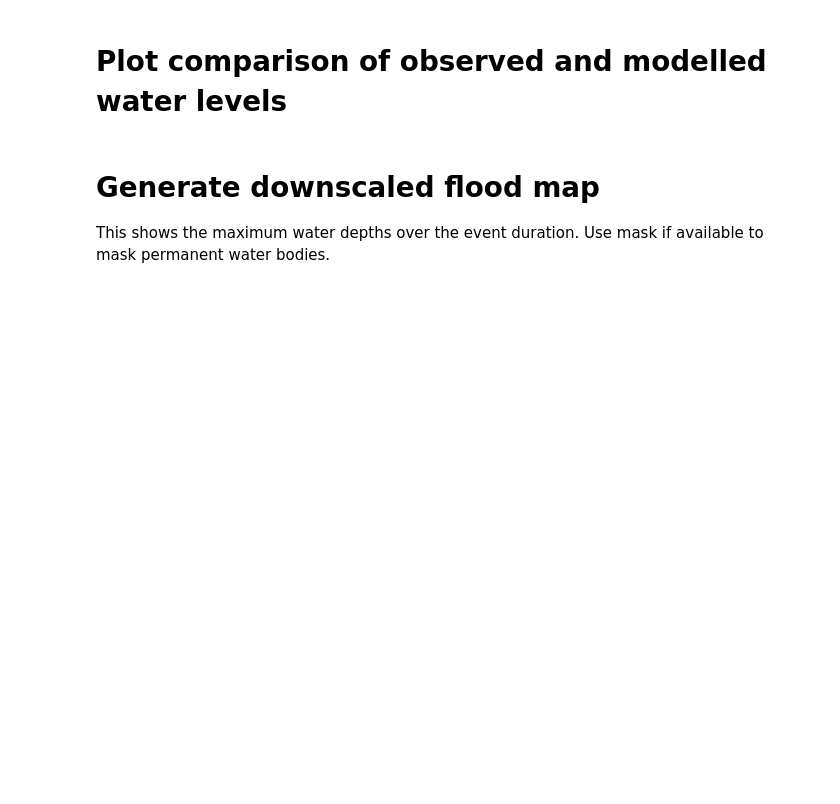
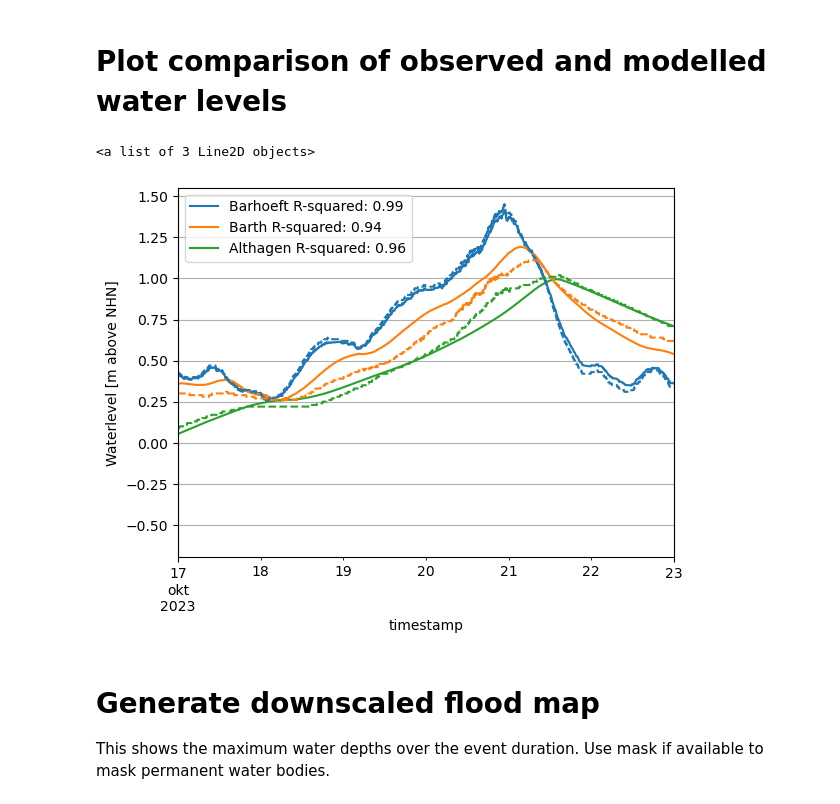
Before and after one commit to interTwin-eu/DT-flood, a Jupyter notebook: SFINCS_GFM/plot_results.ipynb, the cells around one changed output. Saved outputs shown, nothing was run; the diff lists cells and outputs as text; code cells hidden in the pictures; blank space fills up the shorter version.

Commit message:
adding r-squared to water level comparison

```diff
--- a/SFINCS_GFM/plot_results.ipynb
+++ b/SFINCS_GFM/plot_results.ipynb
@@ -36,7 +36,7 @@ Water level measurements to compare against model results (received from a local
 # simulation folder
 # main_dir = Path(r"p:\11209308-floodadapt-trinidad\InterTwin")
 main_dir = Path(r"c:\Users\winter_ga\Offline_data\projects\InterTwin")
-simulation_path = main_dir.joinpath("model\model_20m_nowind_dikes_overtopping_0-8")
+simulation_path = main_dir.joinpath("model\model_20m_nowind")
 # DEM file for downscaling
 demfile = main_dir.joinpath("Geodaten\DEM.tif")
 # output filename for flood map
@@ -73,3 +71,13 @@ ValueError: Failed to decode variable 'timemax': unable to decode time units 'se
+# %%
+
+# save station data as csv
+df = pd.DataFrame(index=model.results["point_zs"].time.values)
+if len(model.results["point_zs"].stations) > 0:
+    for ii in np.arange(len(model.results["point_zs"].stations)):
+        model.results["point_zs"].isel(stations=ii).to_dataframe().to_csv(
+            Path(simulation_path).joinpath(f"station_data_{ii:03d}.csv")
+        )
+        df[ii] = model.results["point_zs"].isel(stations=ii).values
 # %% [markdown]
 # Import observed water levels
 # %%
@@ -85,4 +93,5 @@ for ii,fn in enumerate(wl_csv):
 obs_df = (wl_df[0] + waterlevel_offset)/100
 obs_df = obs_df.rename(columns={"value":"Barhoeft","value1":"Barth","value2":"Althagen"})
 
+obs_df = obs_df[obs_df.index.day>16]
 obs_df
@@ -88,0 +115,22 @@ obs_df
+# %%
+r2 = {}
+lab = []
+
+for ii,station in enumerate(obs_df.columns):
+    x = obs_df[station]
+    y=np.interp(obs_df.index,df.index,df[ii])
+    # Fit the model
+    coeffs = np.polyfit(x,y, 1)
+    p = np.poly1d(coeffs)
+
+    # Calculate R-squared
+    y_hat = p(x)
+    y_mean = np.mean(y)
+    ss_tot = np.sum((y - y_mean) ** 2)
+    ss_res = np.sum((y - y_hat) ** 2)
+    r_squared = 1 - (ss_res / ss_tot)
+    r2[station] = np.round(r_squared,decimals=2)
+    lab.append(f'{station} R-squared: {r2[station]}')
+    print(lab[ii])
+
+r2
@@ -91,19 +146,25 @@ obs_df
 # %%
 
 fig, ax = plt.subplots()
+# df[0].plot(ax=ax, color='black', style="-")
+# obs_df[0].plot(ax=ax, color='black', style="--")
 df.plot(ax=ax,y=[0,1,2])
 clr=[]
 print(ax.get_lines())
 for n,li in enumerate(ax.get_lines()):
     clr.append(li.get_color())
 obs_df.plot(ax=ax, style="--",cmap=ListedColormap(clr))
 plt.grid()
 # ax.set_ylim(bottom=0)
 labels = [str(station).replace(" ", "").replace("b","") for station in model.results["point_zs"].station_name.values]
-plt.legend(obs_df.columns.to_list())
+plt.legend(lab)#obs_df.columns.to_list())
 ax.set_ylabel("Waterlevel [m above NHN]")
+ax.set_xlim(left=obs_df.index[0],right=df.index[-1])
 
 plt.savefig(Path(simulation_path).joinpath("station_data.png"))
+# %% [output]
+<a list of 3 Line2D objects>
+[figure, added]
 # %% [markdown]
 # Generate downscaled flood map
 This shows the  maximum water depths over the event duration. Use mask if available to mask permanent water bodies.
```
Also changed, not shown: parts of 5 cells of this notebook.
